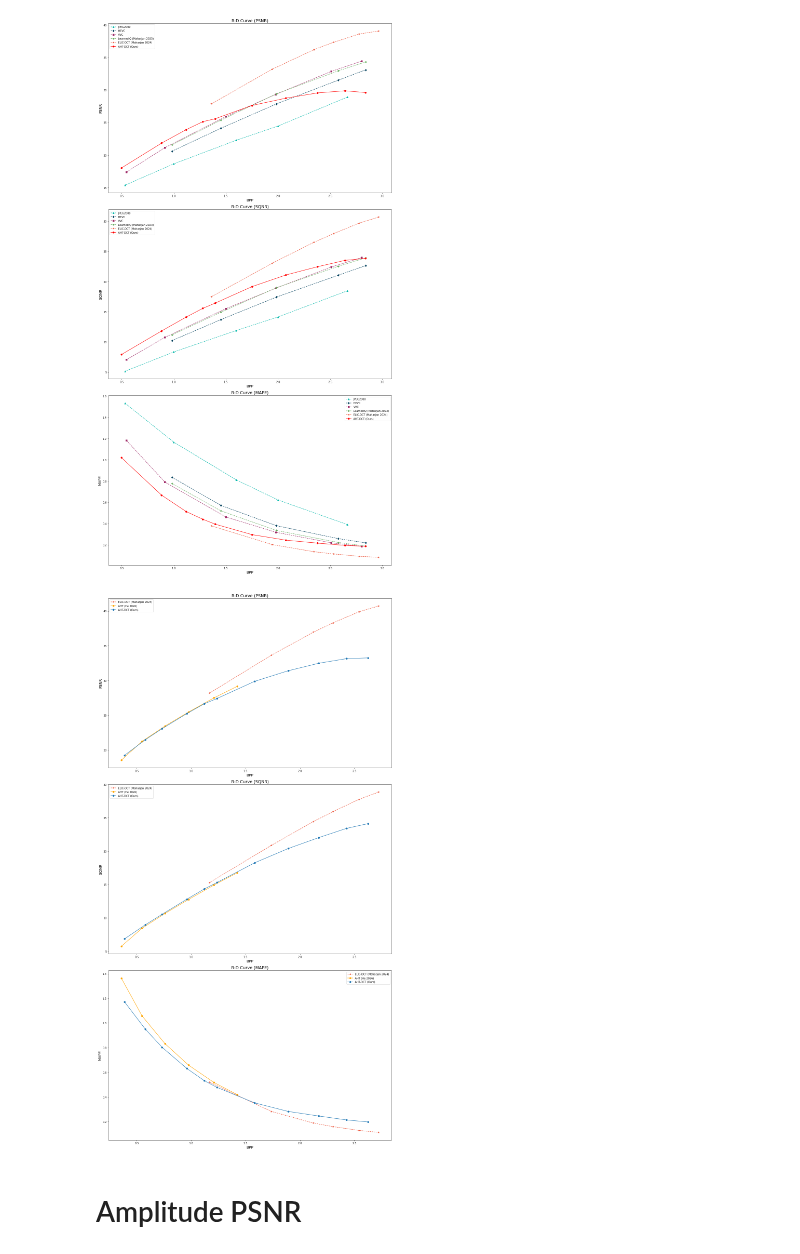
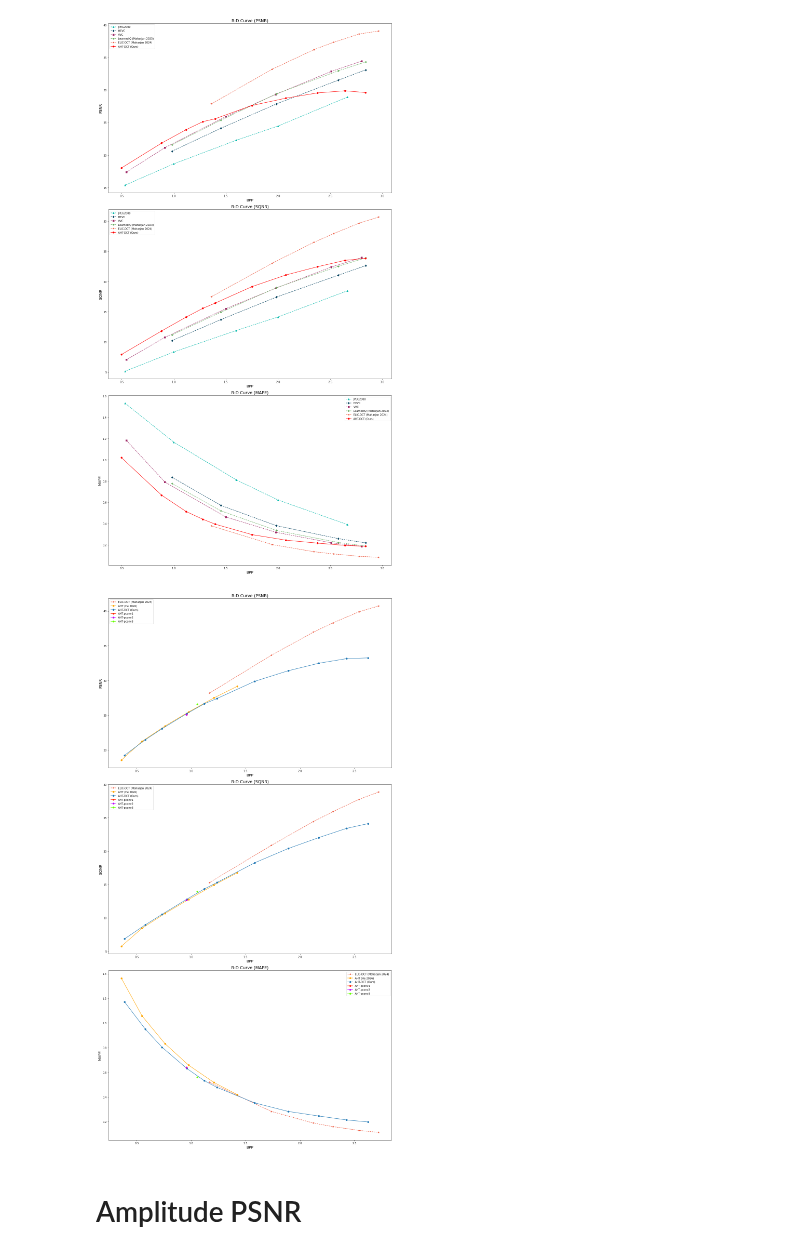
Before and after one commit to zb-umkc/PACT, a Jupyter notebook: analysis.ipynb, the cells around one changed output. Drawn from its saved outputs; the diff is of its cells as text; code cells hidden in the pictures.

```diff
--- a/analysis.ipynb
+++ b/analysis.ipynb
@@ -183,6 +183,9 @@ plt.show()
 # %%
 baseline_data = results_df[results_df["model"] == "baseline"]
 dct_data = results_df[results_df["model"] == "DCT-ls-a5"]
+pconv1_data = results_df[results_df["model"] == "DCT-pconv1"]
+pconv2_data = results_df[results_df["model"] == "DCT-pconv2"]
+pconv3_data = results_df[results_df["model"] == "DCT-pconv3"]
 
 rd_data = {
     # ELIC-DCT (Maharjan 2024)
@@ -212,44 +215,74 @@ rd_data = {
         "color": "#1f77b4",
         "marker": "o",
         "linestyle": "solid",
-    }
+    },
+    "aht_dct_pconv1": {
+        "bpp": pconv1_data["bpp"].round(4).tolist(),
+        "psnr": pconv1_data["psnr_amp"].round(4).tolist(),
+        "sqnr": pconv1_data["sqnr_amp"].round(4).tolist(),
+        "mape": pconv1_data["mae_phase"].round(4).tolist(),
+        "color": "#FF2400",
+        "marker": "o",
+        "linestyle": "solid",
+    },
+    "aht_dct_pconv2": {
+        "bpp": pconv2_data["bpp"].round(4).tolist(),
+        "psnr": pconv2_data["psnr_amp"].round(4).tolist(),
+        "sqnr": pconv2_data["sqnr_amp"].round(4).tolist(),
+        "mape": pconv2_data["mae_phase"].round(4).tolist(),
+        "color": "#BE03FD",
+        "marker": "o",
+        "linestyle": "solid",
+    },
+    "aht_dct_pconv3": {
+        "bpp": pconv3_data["bpp"].round(4).tolist(),
+        "psnr": pconv3_data["psnr_amp"].round(4).tolist(),
+        "sqnr": pconv3_data["sqnr_amp"].round(4).tolist(),
+        "mape": pconv3_data["mae_phase"].round(4).tolist(),
+        "color": "#66FF00",
+        "marker": "o",
+        "linestyle": "solid",
+    },
 }
 # %%
 legend_labels = {
     "elicdct": "ELIC-DCT (Maharjan 2024)",
     "aht_baseline": "AHT (He 2026)",
     "aht_dct": "AHT-DCT (Ours)",
+    "aht_dct_pconv1": "AHT-pconv1",
+    "aht_dct_pconv2": "AHT-pconv2",
+    "aht_dct_pconv3": "AHT-pconv3",
 }
 
 fig, ax = plt.subplots(3, 1, figsize=(16, 30))
 
 ax[0].set_title("R-D Curve (PSNR)", fontsize=16)
 ax[1].set_title("R-D Curve (SQNR)", fontsize=16)
 ax[2].set_title("R-D Curve (MAPE)", fontsize=16)
 
 for i, model in enumerate(rd_data.keys()):
     bpp = rd_data[model]["bpp"]
     psnr = rd_data[model]["psnr"]
     sqnr = rd_data[model]["sqnr"]
     mape = rd_data[model]["mape"]
 
     ax[0].plot(bpp, psnr, label=model, marker=rd_data[model]["marker"], linestyle=rd_data[model]["linestyle"], color=rd_data[model]["color"])
     ax[1].plot(bpp, sqnr, label=model, marker=rd_data[model]["marker"], linestyle=rd_data[model]["linestyle"], color=rd_data[model]["color"])
     ax[2].plot(bpp, mape, label=model, marker=rd_data[model]["marker"], linestyle=rd_data[model]["linestyle"], color=rd_data[model]["color"])
 
 ax[0].set_xlabel("BPP", fontsize=14)
 ax[0].set_ylabel("PSNR", fontsize=14)
 ax[0].legend([legend_labels[key] for key in rd_data.keys()])
 ax[1].set_xlabel("BPP", fontsize=14)
 ax[1].set_ylabel("SQNR", fontsize=14)
 ax[1].legend([legend_labels[key] for key in rd_data.keys()])
 ax[2].set_xlabel("BPP", fontsize=14)
 ax[2].set_ylabel("MAPE", fontsize=14)
 ax[2].legend([legend_labels[key] for key in rd_data.keys()])
 plt.tight_layout()
 plt.show()
 # %% [output]
-[figure, old version]
+[figure, new version]
 # %% [markdown]
 # Amplitude PSNR
 # %%
```
Also changed, not shown: parts of 1 cell of this notebook, 4 other files.
